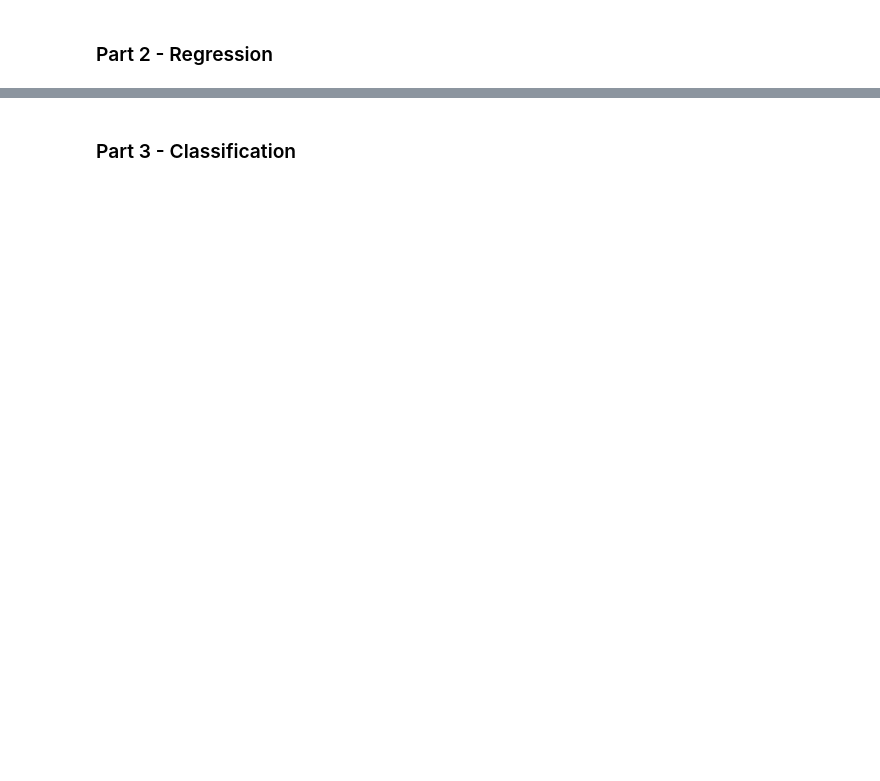
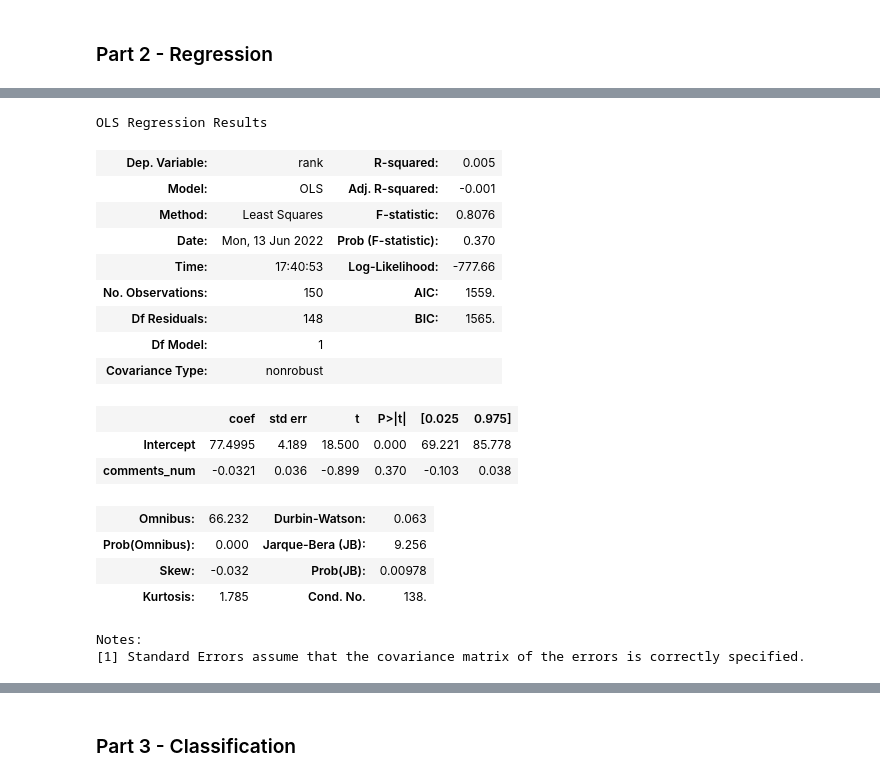
Before and after one commit to polinaLyubavina/Data-Analytics-and-Visualization, a Jupyter notebook: homework3/homework3.ipynb, the cells around one changed output, grey strips where cells are left out. Saved outputs shown, nothing was run; the diff lists cells and outputs as text; code cells hidden in the pictures; blank space fills up the shorter version.

```diff
--- a/homework3/homework3.ipynb
+++ b/homework3/homework3.ipynb
@@ -92,0 +164,26 @@ print(len(rank))
+# %%
+# rank against number of comments
+
+results3 = smf.ols('rank ~ comments_num', data=dataset).fit()
+
+results3.summary()
+# %% [output]
+OLS Regression Results
+| Dep. Variable: | rank | R-squared: | 0.005 |
+| Model: | OLS | Adj. R-squared: | -0.001 |
+| Method: | Least Squares | F-statistic: | 0.8076 |
+| Date: | Mon, 13 Jun 2022 | Prob (F-statistic): | 0.370 |
+| Time: | 17:40:53 | Log-Likelihood: | -777.66 |
+| No. Observations: | 150 | AIC: | 1559. |
+| Df Residuals: | 148 | BIC: | 1565. |
+| Df Model: | 1 |  |  |
+| Covariance Type: | nonrobust |  |  |
+|  | coef | std err | t | P>|t| | [0.025 | 0.975] |
+| Intercept | 77.4995 | 4.189 | 18.500 | 0.000 | 69.221 | 85.778 |
+| comments_num | -0.0321 | 0.036 | -0.899 | 0.370 | -0.103 | 0.038 |
+| Omnibus: | 66.232 | Durbin-Watson: | 0.063 |
+| Prob(Omnibus): | 0.000 | Jarque-Bera (JB): | 9.256 |
+| Skew: | -0.032 | Prob(JB): | 0.00978 |
+| Kurtosis: | 1.785 | Cond. No. | 138. |
+Notes:
+[1] Standard Errors assume that the covariance matrix of the errors is correctly specified.
```
Also changed, not shown: parts of 10 cells of this notebook.
